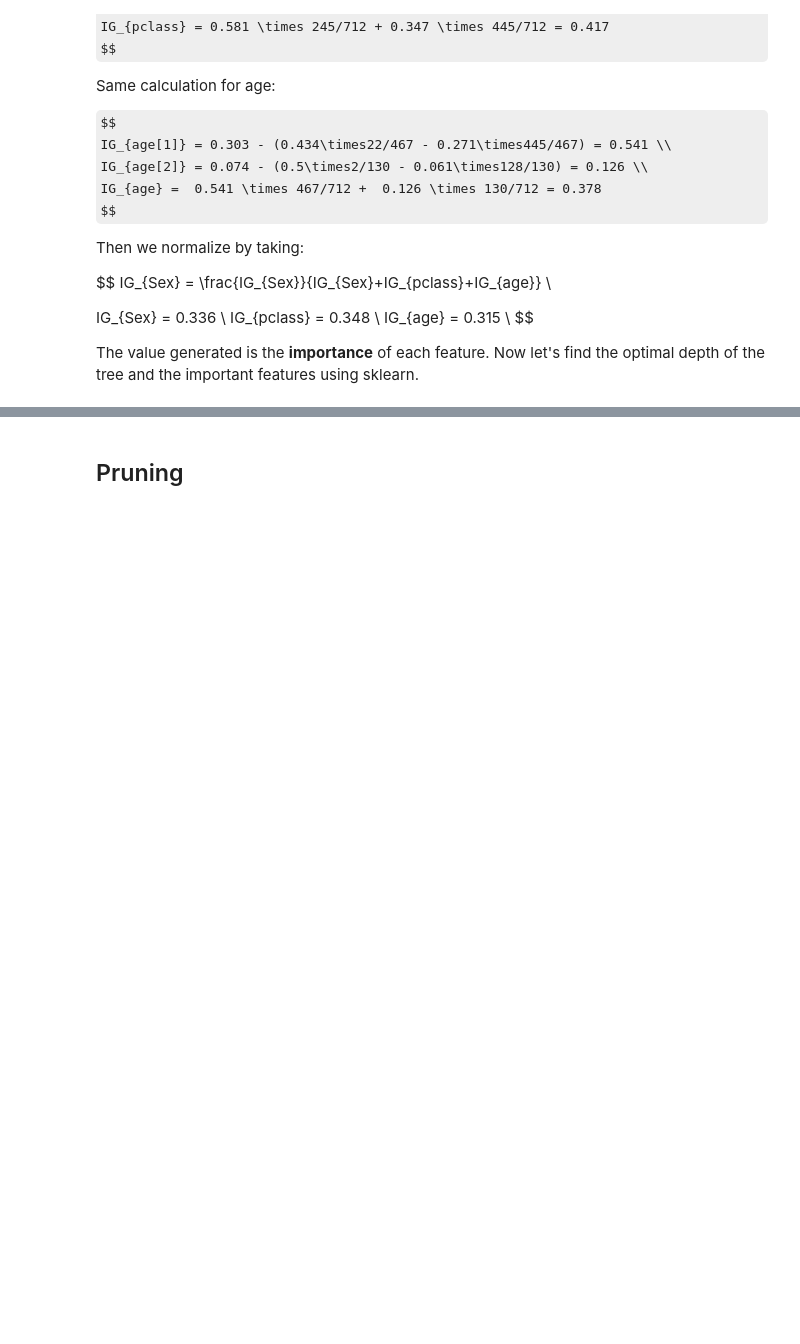
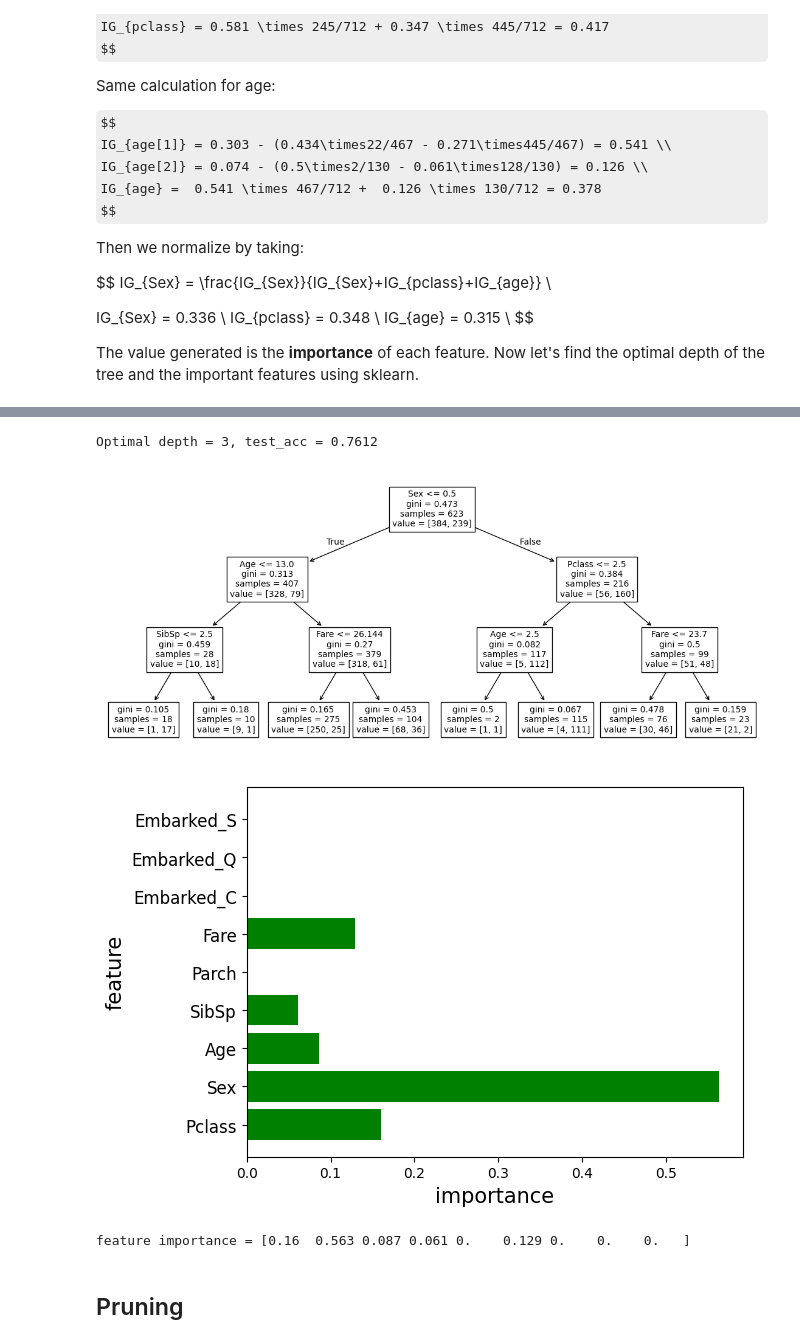
Before and after one commit to dhirana-s/MYDAC-Curriculum, a Jupyter notebook: DAC-006_Machine_Learning/DAC-006-Intro_to_ML_Session_2_Student.ipynb, the cells around one changed output, grey strips where cells are left out. Cells and saved outputs as stored; diff of their text form; code cells hidden in the pictures; some formulas as TeX source; blank space fills up the shorter version.

```diff
--- a/DAC-006_Machine_Learning/DAC-006-Intro_to_ML_Session_2_Student.ipynb
+++ b/DAC-006_Machine_Learning/DAC-006-Intro_to_ML_Session_2_Student.ipynb
@@ -224,32 +241,37 @@ The value generated is the **importance** of each feature. Now let's find the op
 # %%
 # I set max_step=3 as a constant value for tree visualization.
-# model = DecisionTreeClassifier(max_depth=3)
-# model.fit(x_train, y_train)
+model = DecisionTreeClassifier(max_depth=3)
+model.fit(x_train, y_train)
 
-# # Use test data to evaluate final performance.
-# y_pred = model.predict(x_test)
-# test_acc = (y_pred == y_test).mean()
-# print('Optimal depth = {}, test_acc = {:.4f}'.format(opt_depth, test_acc))
+# Use test data to evaluate final performance.
+y_pred = model.predict(x_test)
+test_acc = (y_pred == y_test).mean()
+print('Optimal depth = {}, test_acc = {:.4f}'.format(opt_depth, test_acc))
 
-# # Visualize the tree
-# # plt.figure(figsize=(20,10))
-# feat_names = x.columns.tolist()
-# plt.figure(figsize=(14,6))
-# tree.plot_tree(model, feature_names = feat_names, fontsize=10)
-# plt.show()
+# Visualize the tree
+# plt.figure(figsize=(20,10))
+feat_names = x.columns.tolist()
+plt.figure(figsize=(14,6))
+tree.plot_tree(model, feature_names = feat_names, fontsize=10)
+plt.show()
 
-# # Analyze the importance of features.
-# feature_importance = model.feature_importances_
-# n_feature = x_train.shape[1]
-# idx = np.arange(n_feature)
+# Analyze the importance of features.
+feature_importance = model.feature_importances_
+n_feature = x_train.shape[1]
+idx = np.arange(n_feature)
 
-# plt.barh(idx, feature_importance, align='center', color='green')
-# plt.yticks(idx, feat_names, size=12)
-# plt.xlabel('importance', size=15)
-# plt.ylabel('feature', size=15)
-# plt.show()
+plt.barh(idx, feature_importance, align='center', color='green')
+plt.yticks(idx, feat_names, size=12)
+plt.xlabel('importance', size=15)
+plt.ylabel('feature', size=15)
+plt.show()
 
-# print('feature importance = {}'.format(feature_importance.round(3)))
+print('feature importance = {}'.format(feature_importance.round(3)))
+# %% [output]
+Optimal depth = 3, test_acc = 0.7612
+[figure, added]
+[figure, added]
+feature importance = [0.16  0.563 0.087 0.061 0.    0.129 0.    0.    0.   ]
 # %% [markdown]
 ## Pruning
 # %% [markdown]
```
Also changed, not shown: parts of 15 cells of this notebook, 3 other files.
